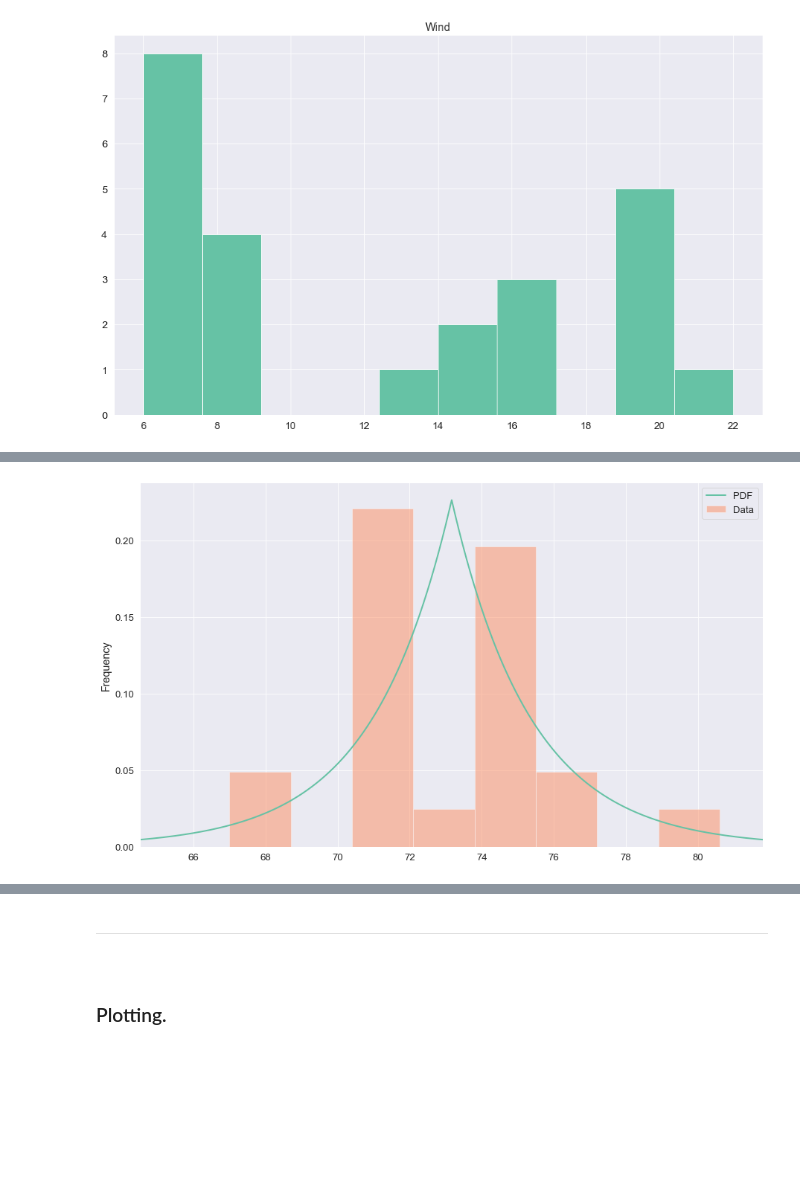
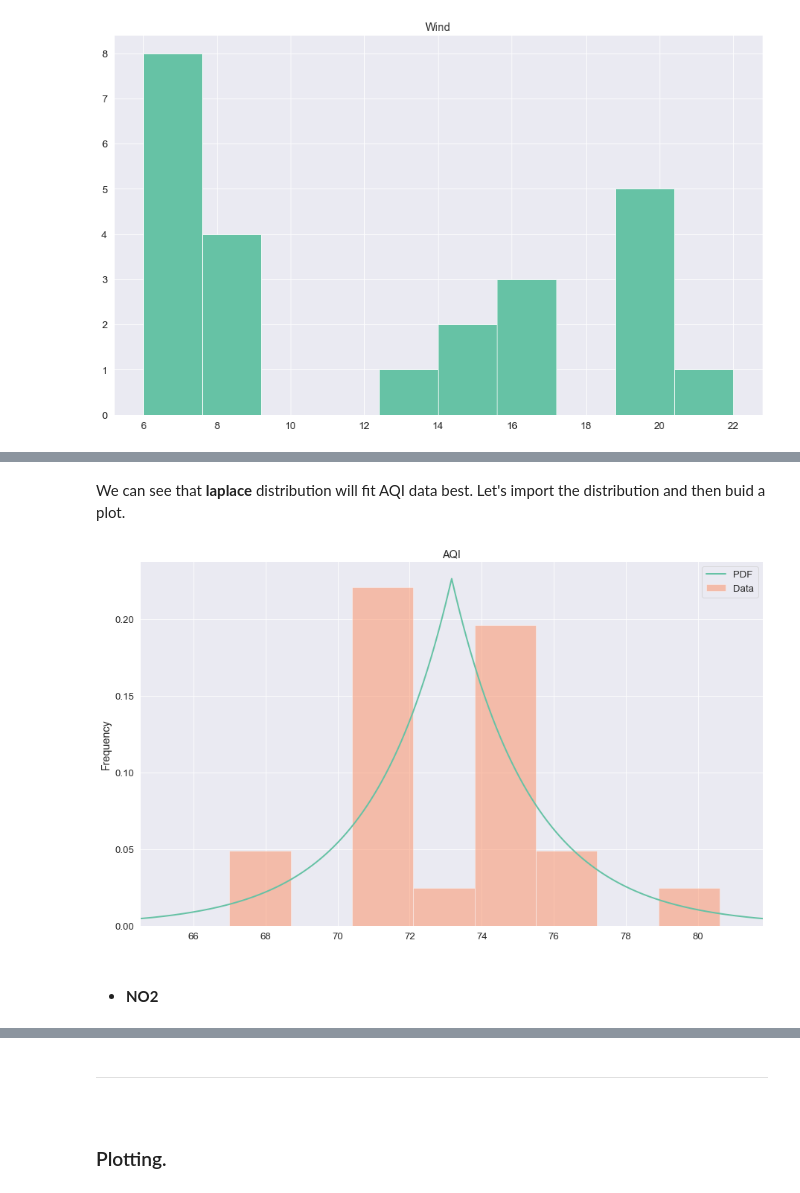
Before and after one commit to olgarozhdestvina/Air-Pollution-in-Dublin, a Jupyter notebook: Dublin_Air_Pollution.ipynb, the cells around one changed output, grey strips where cells are left out. Cells and saved outputs as stored; diff of their text form; code cells hidden in the pictures; blank space fills up the shorter version.

Commit message:
Performed K-S test on NO2, built a plot with pearson3 distribution fitted.

```diff
--- a/Dublin_Air_Pollution.ipynb
+++ b/Dublin_Air_Pollution.ipynb
@@ -352,16 +332,15 @@ def plot_data_with_pdf_fitted(data, dist):
     """Plot generation """
 
     # Fit distribution.
-    params = dist.fit(data)
+    params = dist.fit(df[data])
 
     # Call a function to make PDF
     pdf = make_pdf(dist, params)
-
-    # Plot the PDF
+    # Plot it
     ax = pdf.plot(lw=2, label='PDF', legend=True)
-
+    ax.set_title(f"{data}")
     # Plot the data on the same axis.
-    data.plot(kind='hist', density=True, alpha=0.5, label='Data', legend=True, ax=ax)
+    df[data].plot(kind='hist', density=True, alpha=0.5, label='Data', legend=True, ax=ax)
 
     # Show the plot.
     plt.show()
@@ -367,0 +372,2 @@ def plot_data_with_pdf_fitted(data, dist):
+# %% [markdown]
+We can see that __laplace__ distribution will fit AQI data best. Let's import the distribution and then buid a plot.
@@ -368,5 +377,9 @@ def plot_data_with_pdf_fitted(data, dist):
 # %%
 # Plot AQI with laplace distribution fitted.
-plot_data_with_pdf_fitted(df["AQI"], laplace)
+plot_data_with_pdf_fitted("AQI", laplace)
 # %% [output]
-[figure, old version]
+[figure, new version]
+# %% [markdown]
+<br>
+
+* __NO2__
```
Also changed, not shown: parts of 20 cells of this notebook.
